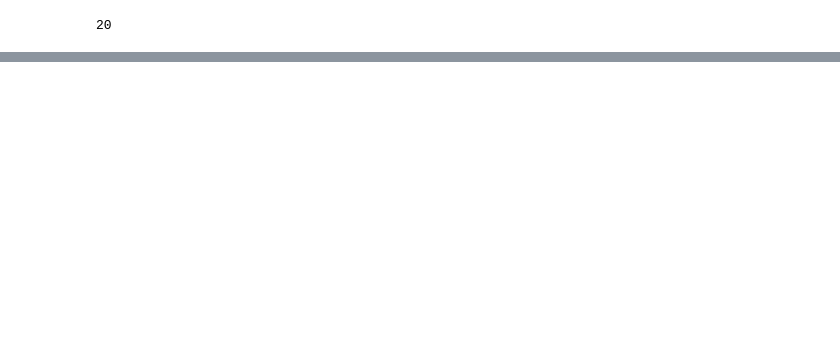
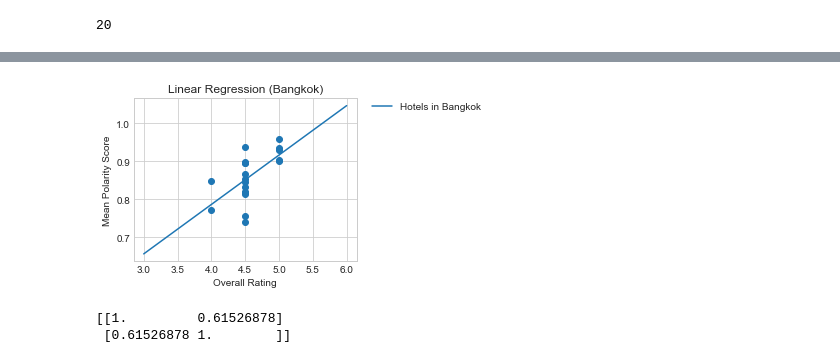
Before and after one commit to actuallysoham/TravelScraper, a Jupyter notebook: SentimentAnalysis.ipynb, the cells around one changed output, grey strips where cells are left out. Cells and saved outputs as stored; diff of their text form; code cells hidden in the pictures; blank space fills up the shorter version.

```diff
--- a/SentimentAnalysis.ipynb
+++ b/SentimentAnalysis.ipynb
@@ -60,0 +95,44 @@ plt.show()
+# %%
+import numpy as np
+import matplotlib.pyplot as plt
+from sklearn.linear_model import LinearRegression
+
+# x from 0 to 30
+x = np.array(overall_rating).reshape(-1, 1)
+
+# y = a*x + b with noise
+y = np.array(polarity).reshape(-1, 1)
+
+# create a linear regression model
+model = LinearRegression()
+model.fit(x, y)
+
+# predict y from the data
+x_new = np.linspace(3, 6, 100)
+y_new = model.predict(x_new[:, np.newaxis])
+
+# plot the results
+plt.figure(figsize=(4, 3))
+ax = plt.axes()
+ax.scatter(x, y)
+ax.plot(x_new, y_new, label="Hotels in "+city)
+
+ax.set_xlabel('Overall Rating')
+ax.set_ylabel('Mean Polarity Score')
+
+ax.axis('tight')
+
+plt.title("Linear Regression (" + city +")")
+plt.legend(bbox_to_anchor=(1.05, 1), loc='upper left', borderaxespad=0.)
+
+plt.show()
+
+#for i in range(0,len(overall_rating)):
+#        overall_rating[i] = float(overall_rating[i].rstrip("\n"))
+#print(overall_rating)
+r = np.corrcoef(np.array(overall_rating), np.array(polarity))
+print(r)
+# %% [output]
+[figure, added]
+[[1.         0.61526878]
+ [0.61526878 1.        ]]
```
Also changed, not shown: parts of 7 cells of this notebook, 16 other files.
